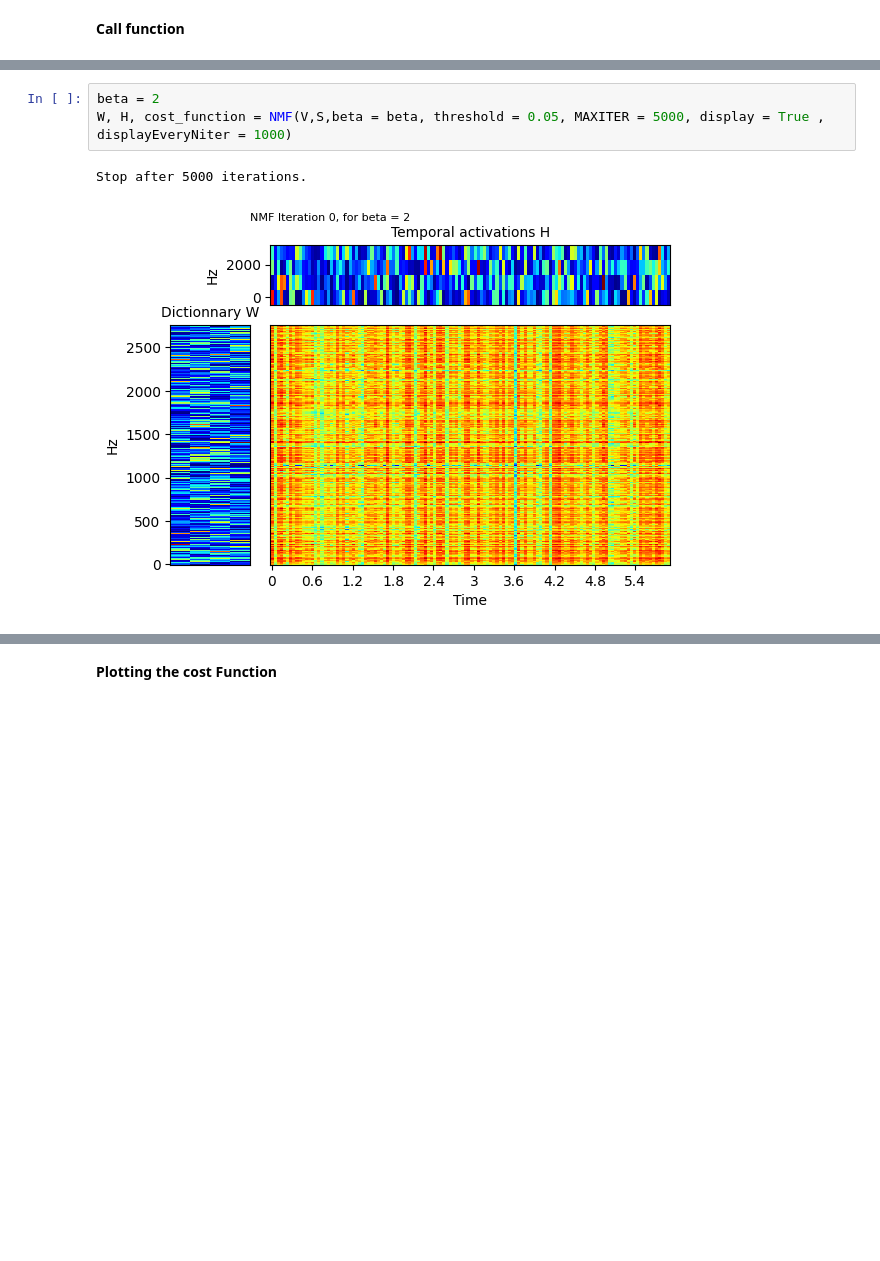
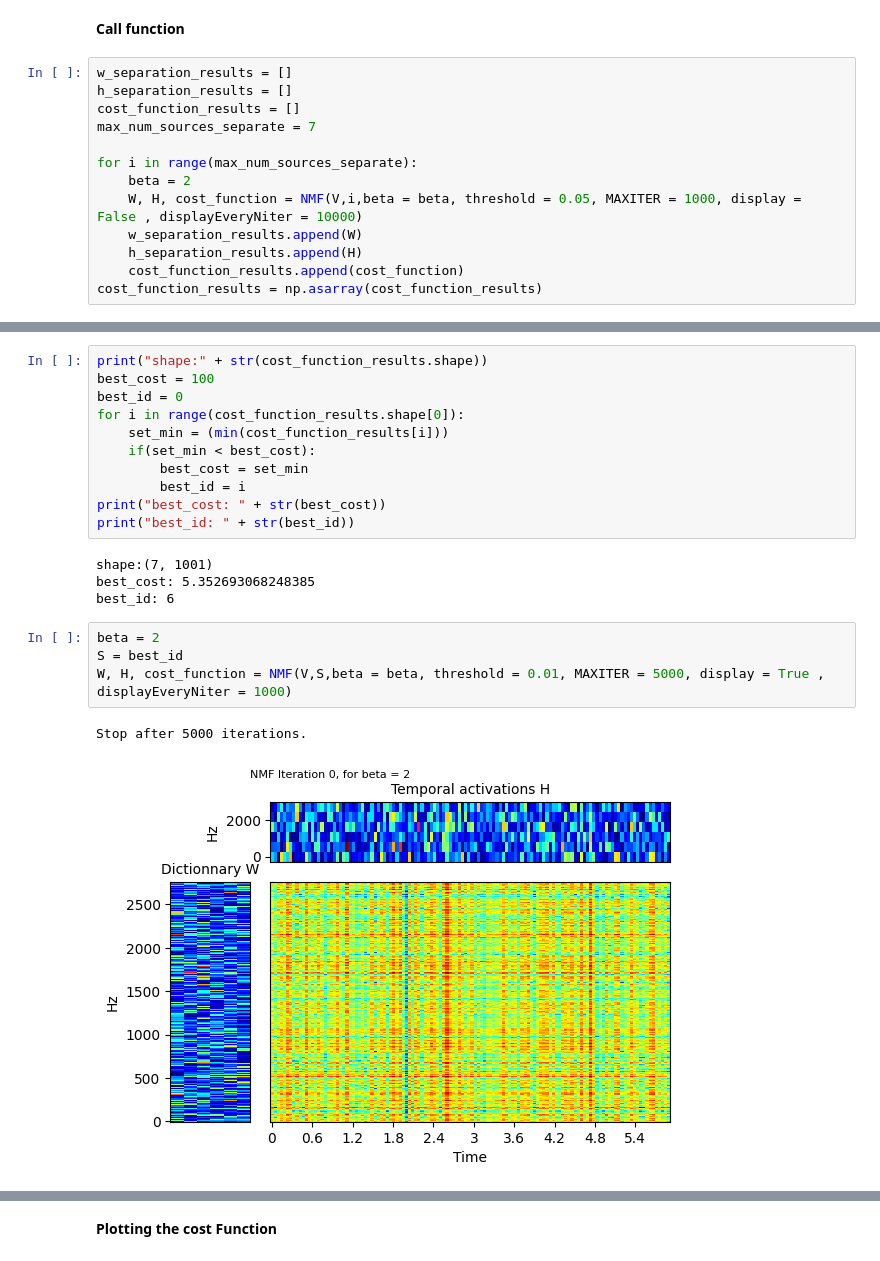
Before and after one commit to kevinlu4588/ConcussionMute, a Jupyter notebook: Audio-Source-Separation-using-NMF.ipynb, the cells around one changed output, grey strips where cells are left out. Drawn from its saved outputs; the diff is of its cells as text; blank space fills up the shorter version.

```diff
--- a/Audio-Source-Separation-using-NMF.ipynb
+++ b/Audio-Source-Separation-using-NMF.ipynb
@@ -187,3 +187,16 @@ def NMF(V, S, beta = 2,  threshold = 0.05, MAXITER = 5000, display = True , disp
     return W,H, cost_function
 # %% [markdown]
 **Call function**
+# %%
+w_separation_results = []
+h_separation_results = []
+cost_function_results = []
+max_num_sources_separate = 7
+
+for i in range(max_num_sources_separate):
+    beta = 2
+    W, H, cost_function = NMF(V,i,beta = beta, threshold = 0.05, MAXITER = 1000, display = False , displayEveryNiter = 10000)
+    w_separation_results.append(W)
+    h_separation_results.append(H)
+    cost_function_results.append(cost_function)
+cost_function_results = np.asarray(cost_function_results)
@@ -190,6 +211,22 @@ def NMF(V, S, beta = 2,  threshold = 0.05, MAXITER = 5000, display = True , disp
+# %%
+print("shape:" + str(cost_function_results.shape))
+best_cost = 100
+best_id = 0
+for i in range(cost_function_results.shape[0]):
+    set_min = (min(cost_function_results[i]))
+    if(set_min < best_cost):
+        best_cost = set_min
+        best_id = i
+print("best_cost: " + str(best_cost))
+print("best_id: " + str(best_id))
+# %% [output]
+shape:(7, 1001)
+best_cost: 5.352693068248385
+best_id: 6
 # %%
 beta = 2
-W, H, cost_function = NMF(V,S,beta = beta, threshold = 0.05, MAXITER = 5000, display = True , displayEveryNiter = 1000)
+S = best_id
+W, H, cost_function = NMF(V,S,beta = beta, threshold = 0.01, MAXITER = 5000, display = True , displayEveryNiter = 1000)
 # %% [output]
 Stop after 5000 iterations.
-[figure, old version]
+[figure, new version]
```
Also changed, not shown: parts of 6 cells of this notebook, 1 other file.
